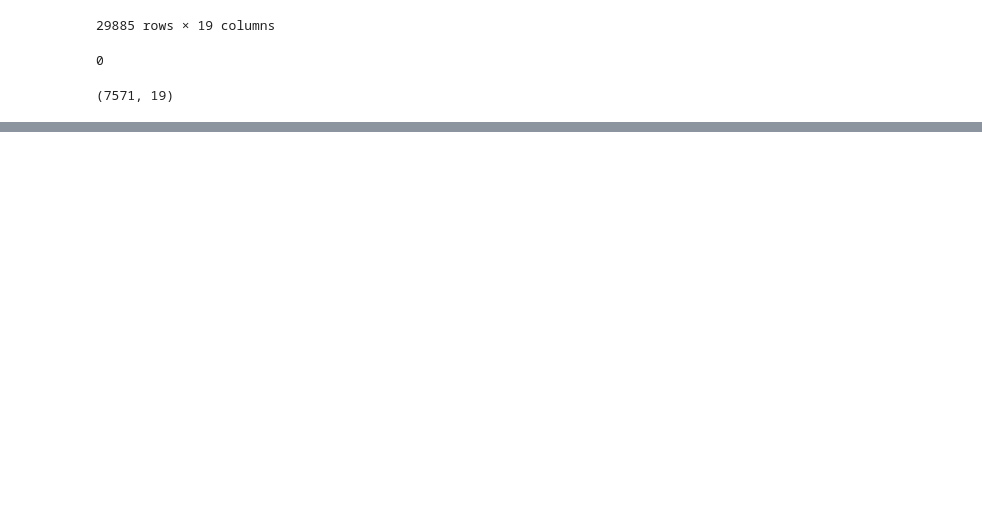
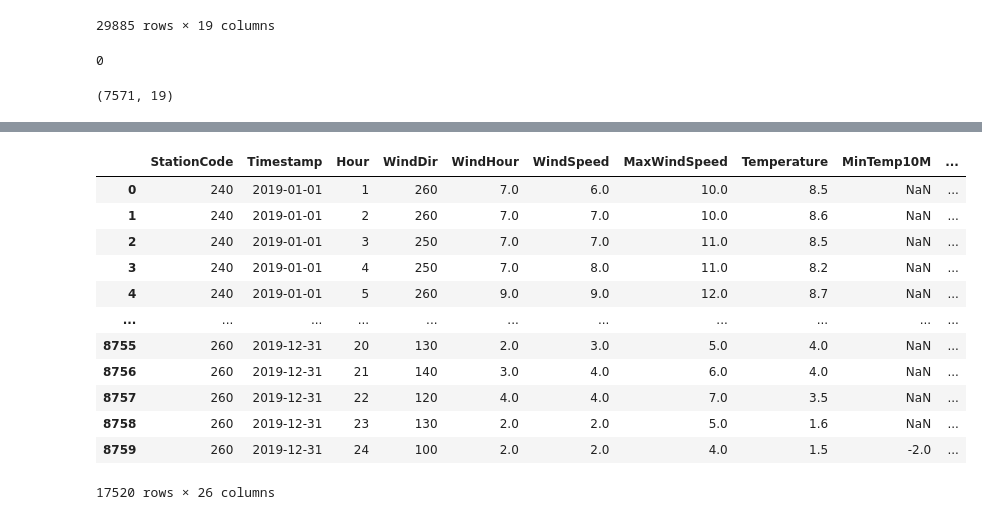
Before and after one commit to BondarencoM/DestinationStation, a Jupyter notebook: provisioning/Data_merge.ipynb, the cells around one changed output, grey strips where cells are left out. Saved outputs shown, nothing was run; the diff lists cells and outputs as text; code cells hidden in the pictures; blank space fills up the shorter version.

Commit message:
Parsed data

```diff
--- a/provisioning/Data_merge.ipynb
+++ b/provisioning/Data_merge.ipynb
@@ -280,0 +303,6 @@ dfa.to_csv('../assets/data/2019 UT-ASD/2019-parsed-data.csv')
+# %%
+dfa_weather_U = pd.read_csv('../assets/data/de_bilt_weather_2019.csv')
+dfa_weather_A = pd.read_csv('../assets/data/schiphol_weather_2019.csv')
+# %%
+dfa_weather_A['WeatherKey'] = dfa_weather_A['Timestamp'].astype(str) + '-' + dfa_weather_A['Hour'].astype(str) + '-' + dfa_weather_A['StationCode'].astype(str)
+dfa_weather_U['WeatherKey'] = dfa_weather_U['Timestamp'].astype(str) + '-' + dfa_weather_U['Hour'].astype(str)+ '-'+ dfa_weather_U['StationCode'].astype(str)
@@ -280,0 +354,18 @@ dfa.to_csv('../assets/data/2019 UT-ASD/2019-parsed-data.csv')
+# %%
+result_weather = pd.concat([dfa_weather_A, dfa_weather_U])
+# %%
+result_weather
+# %% [output]
+|  | StationCode | Timestamp | Hour | WindDir | WindHour | WindSpeed | MaxWindSpeed | Temperature | MinTemp10M | ... |
+| 0 | 240 | 2019-01-01 | 1 | 260 | 7.0 | 6.0 | 10.0 | 8.5 | NaN | ... |
+| 1 | 240 | 2019-01-01 | 2 | 260 | 7.0 | 7.0 | 10.0 | 8.6 | NaN | ... |
+| 2 | 240 | 2019-01-01 | 3 | 250 | 7.0 | 7.0 | 11.0 | 8.5 | NaN | ... |
+| 3 | 240 | 2019-01-01 | 4 | 250 | 7.0 | 8.0 | 11.0 | 8.2 | NaN | ... |
+| 4 | 240 | 2019-01-01 | 5 | 260 | 9.0 | 9.0 | 12.0 | 8.7 | NaN | ... |
+| ... | ... | ... | ... | ... | ... | ... | ... | ... | ... | ... |
+| 8755 | 260 | 2019-12-31 | 20 | 130 | 2.0 | 3.0 | 5.0 | 4.0 | NaN | ... |
+| 8756 | 260 | 2019-12-31 | 21 | 140 | 3.0 | 4.0 | 6.0 | 4.0 | NaN | ... |
+| 8757 | 260 | 2019-12-31 | 22 | 120 | 4.0 | 4.0 | 7.0 | 3.5 | NaN | ... |
+| 8758 | 260 | 2019-12-31 | 23 | 130 | 2.0 | 2.0 | 5.0 | 1.6 | NaN | ... |
+| 8759 | 260 | 2019-12-31 | 24 | 100 | 2.0 | 2.0 | 4.0 | 1.5 | -2.0 | ... |
+17520 rows × 26 columns
```
Also changed, not shown: parts of 10 cells of this notebook.
